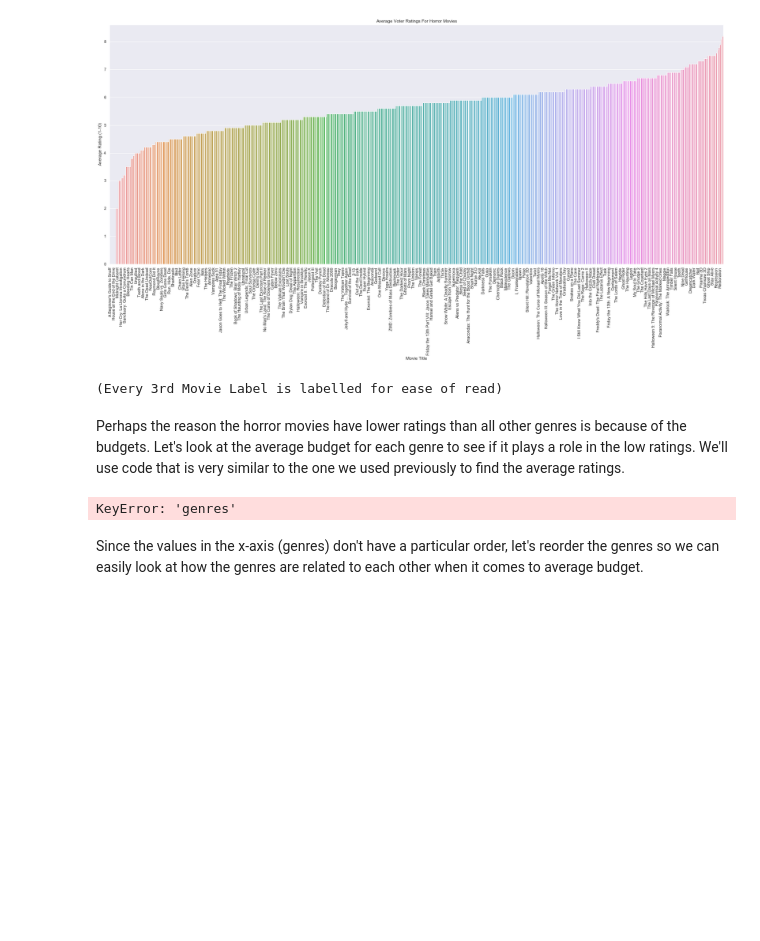
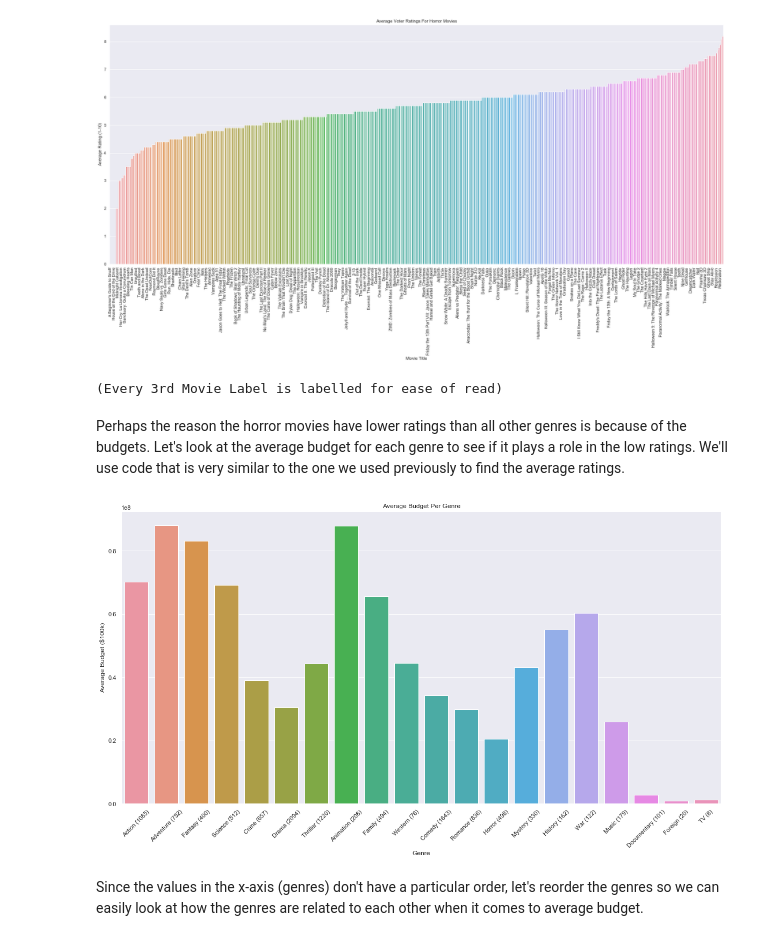
Before and after one commit to atulbharati/kevinh415.github.io, a Jupyter notebook: Movie.ipynb, the cells around one changed output. Saved outputs shown, nothing was run; the diff lists cells and outputs as text; code cells hidden in the pictures; blank space fills up the shorter version.

Commit message:
finished fixing issues with genre

```diff
--- a/Movie.ipynb
+++ b/Movie.ipynb
@@ -379,47 +379,46 @@ print("(Every 3rd Movie Label is labelled for ease of read)")
 # %% [markdown]
 Perhaps the reason the horror movies have lower ratings than all other genres is because of the budgets. Let's look at the average budget for each genre to see if it plays a role in the low ratings. We'll use code that is very similar to the one we used previously to find the average ratings.
 # %%
-
-
+genre_budget = movies.groupby(['genre'])['budget'].mean()
+genre_budget = pd.DataFrame({'genre':genre_budget.index, 'average_budget':genre_budget.values})
 # the keys of the dict will have the genre names and the values will be the sum of the budgets for that particular genre
 genres = {}
 # average_counter is a dict that will have the same keys as genres but its values will be the number of values
 average_counter = {}
 
 for index, row in movies.iterrows():
-    list_of_genres = re.split(" ", row['genres'])
-    for item in list_of_genres:
-        if item not in genres and item != '':
-            # Initialize the keys as 0/1 first
-            genres[item] = 0
-            genres[item] += row['budget']
-            average_counter[item] = 1
-        elif item != '':
-            genres[item] += row['budget']
-            average_counter[item] += 1
+    item = row['genre']
+    if item not in genres:
+        # Initialize the keys as 0/1 first
+        genres[item] = 0
+        genres[item] += row['budget']
+        average_counter[item] = 1
+    else:
+        genres[item] += row['budget']
+        average_counter[item] += 1
 
 # Include the average budgets
 average_budget = []
 for (sum, denom) in zip(genres.values(), average_counter.values()):
     if denom != 0:
         average_budget.append(sum/denom)
     else:
         average_budget.append(0)
 
 # Include the number of movies
 xvals = []
 for (genre, count) in zip(genres.keys(), average_counter.values()):
     xvals.append(genre + " (" + str(count) + ")")
 
 plt.figure(figsize=(20, 10))
 sns.barplot(xvals, average_budget)
 plt.title('Average Budget Per Genre')
 plt.xlabel('Genre')
 plt.ylabel('Average Budget ($100k)')
 plt.xticks(rotation=45)
 plt.show()
 # %% [output]
-KeyError: 'genres'
+[figure, added]
 # %% [markdown]
 Since the values in the x-axis (genres) don't have a particular order, let's reorder the genres so we can easily look at how the genres are related to each other when it comes to average budget.
 # %%
```
Also changed, not shown: parts of 4 cells of this notebook.
